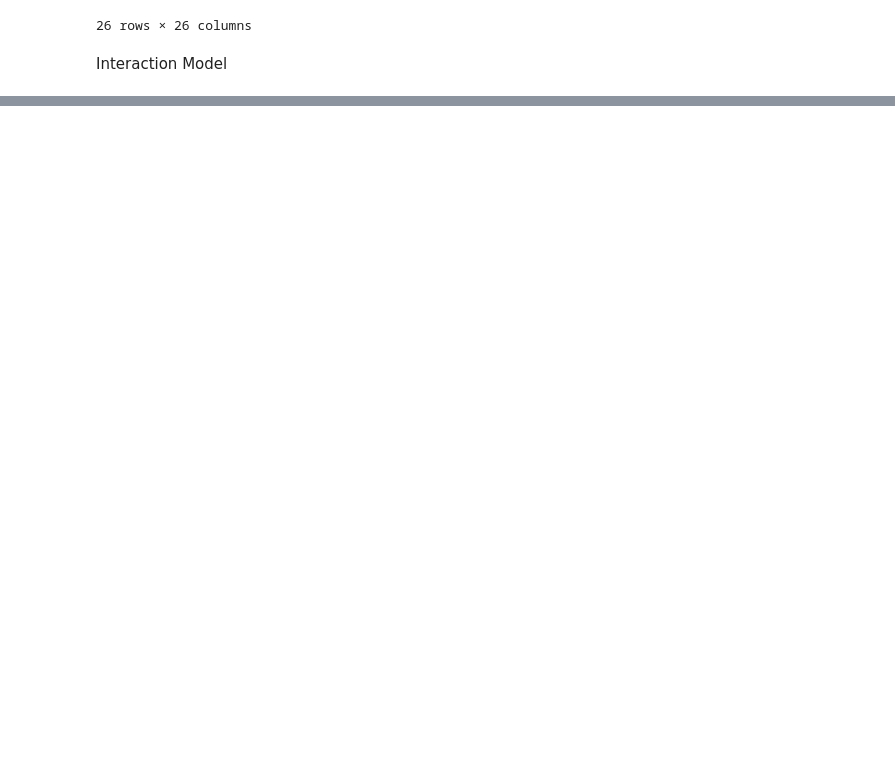
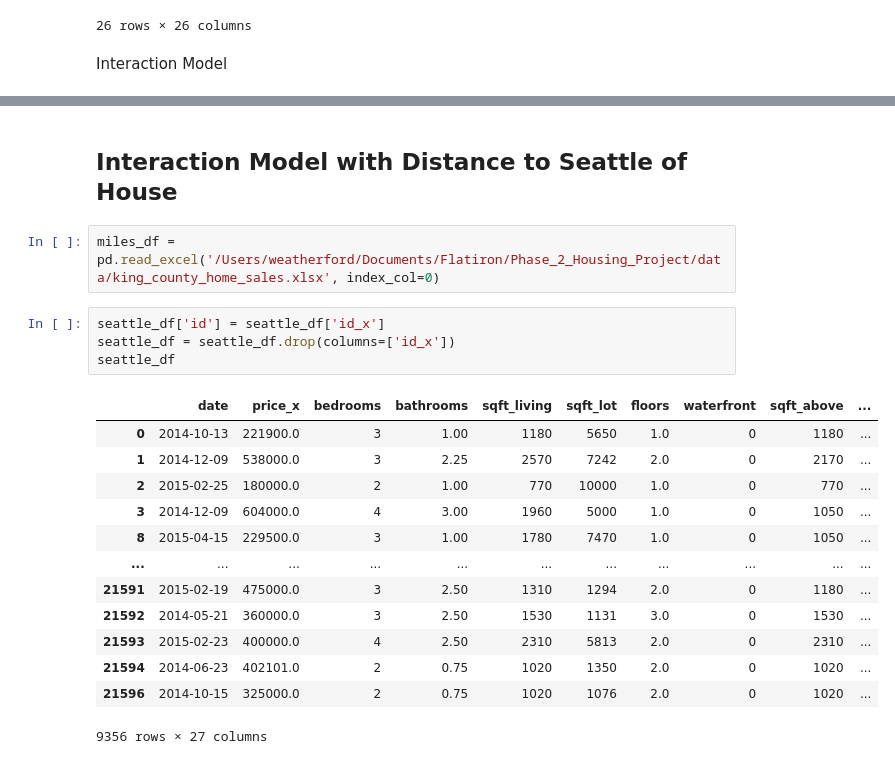
Before and after one commit to tweatherfordk/Linear-Regression-Housing-Model, a Jupyter notebook: Trystan/Airbnb Zip Code Model.ipynb, the cells around one changed output, grey strips where cells are left out. Drawn from its saved outputs; the diff is of its cells as text; blank space fills up the shorter version.

```diff
--- a/Trystan/Airbnb Zip Code Model.ipynb
+++ b/Trystan/Airbnb Zip Code Model.ipynb
@@ -268,0 +269,22 @@ Testing score: 0.8226577636584166
+# %% [markdown]
+## Interaction Model with Distance to Seattle of House
+# %%
+miles_df = pd.read_excel('/Users/weatherford/Documents/Flatiron/Phase_2_Housing_Project/data/king_county_home_sales.xlsx', index_col=0)
+# %%
+seattle_df['id'] = seattle_df['id_x']
+seattle_df = seattle_df.drop(columns=['id_x'])
+seattle_df
+# %% [output]
+|  | date | price_x | bedrooms | bathrooms | sqft_living | sqft_lot | floors | waterfront | sqft_above | ... |
+| 0 | 2014-10-13 | 221900.0 | 3 | 1.00 | 1180 | 5650 | 1.0 | 0 | 1180 | ... |
+| 1 | 2014-12-09 | 538000.0 | 3 | 2.25 | 2570 | 7242 | 2.0 | 0 | 2170 | ... |
+| 2 | 2015-02-25 | 180000.0 | 2 | 1.00 | 770 | 10000 | 1.0 | 0 | 770 | ... |
+| 3 | 2014-12-09 | 604000.0 | 4 | 3.00 | 1960 | 5000 | 1.0 | 0 | 1050 | ... |
+| 8 | 2015-04-15 | 229500.0 | 3 | 1.00 | 1780 | 7470 | 1.0 | 0 | 1050 | ... |
+| ... | ... | ... | ... | ... | ... | ... | ... | ... | ... | ... |
+| 21591 | 2015-02-19 | 475000.0 | 3 | 2.50 | 1310 | 1294 | 2.0 | 0 | 1180 | ... |
+| 21592 | 2014-05-21 | 360000.0 | 3 | 2.50 | 1530 | 1131 | 3.0 | 0 | 1530 | ... |
+| 21593 | 2015-02-23 | 400000.0 | 4 | 2.50 | 2310 | 5813 | 2.0 | 0 | 2310 | ... |
+| 21594 | 2014-06-23 | 402101.0 | 2 | 0.75 | 1020 | 1350 | 2.0 | 0 | 1020 | ... |
+| 21596 | 2014-10-15 | 325000.0 | 2 | 0.75 | 1020 | 1076 | 2.0 | 0 | 1020 | ... |
+9356 rows × 27 columns
```
Also changed, not shown: parts of 20 cells of this notebook, 2 other files.
